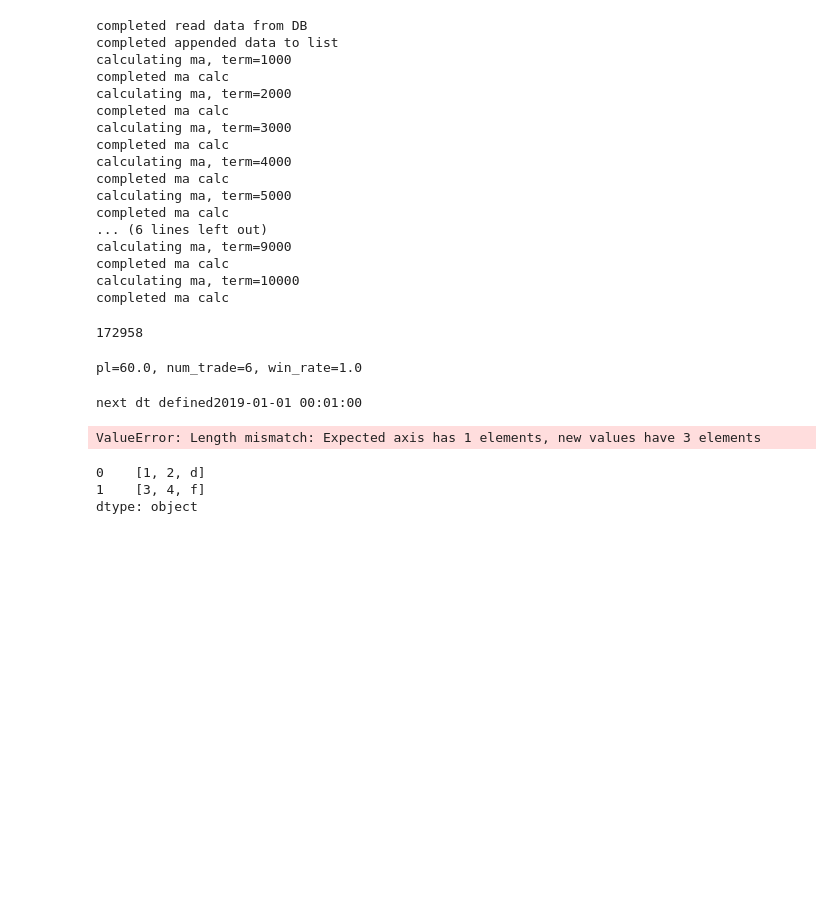
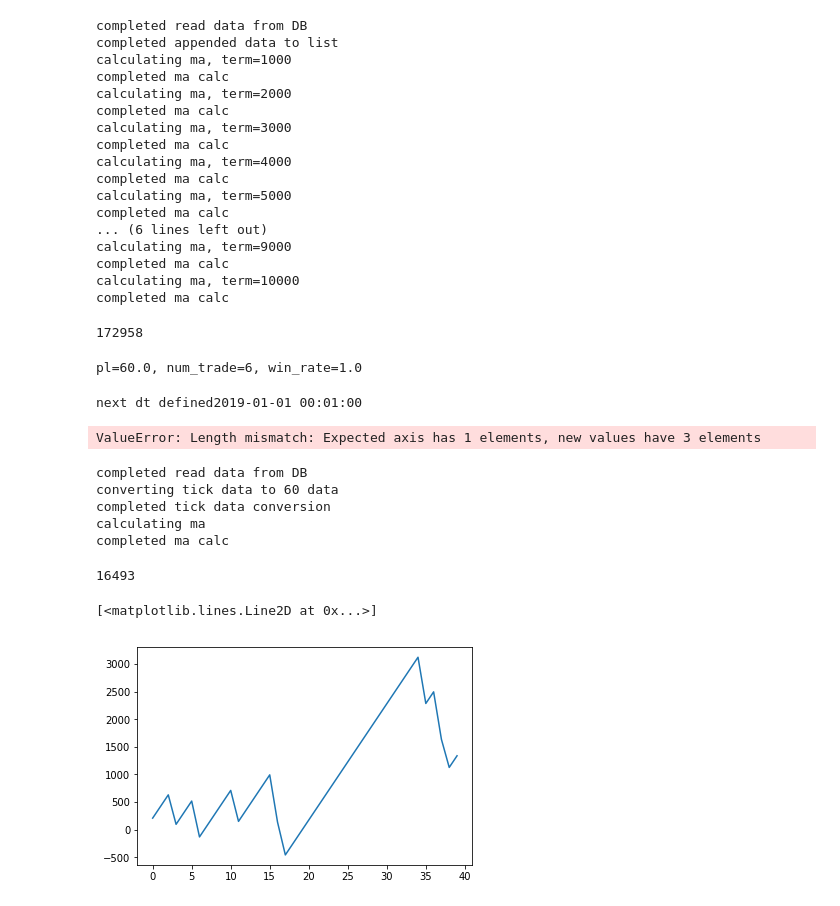
Before and after one commit to alunfes/BTCSim, a Jupyter notebook: Untitled.ipynb, the cells around one changed output. Saved outputs shown, nothing was run; the diff lists cells and outputs as text; code cells hidden in the pictures; blank space fills up the shorter version.

```diff
--- a/Untitled.ipynb
+++ b/Untitled.ipynb
@@ -301,9 +301,27 @@ df = pd.DataFrame(se)
 df.columns = ['open', 'hihg', 'dt']
 # %% [output]
 ValueError: Length mismatch: Expected axis has 1 elements, new values have 3 elements
-# %%
-se
-# %% [output]
-0    [1, 2, d]
-1    [3, 4, f]
-dtype: object
+# %%
+import MarketDataOneMinute
+MarketDataOneMinute.MarketDataOneMinute.initialize(2019,1,1,2019,1,30,60)
+# %% [output]
+completed read data from DB
+converting tick data to 60 data
+completed tick data conversion
+calculating ma
+completed ma calc
+# %%
+len(MarketDataOneMinute.MarketDataOneMinute.dt)
+# %% [output]
+16493
+# %%
+import SimpleSimOhlc
+%matplotlib inline
+import matplotlib.pyplot as plt
+sim = SimpleSimOhlc.SimpleSimOhlc()
+res = sim.sim_contrarian_kairi(5000,10000, '70',0.0028, 1912, 4607)
+plt.plot(res[3])
+# arams: {'kairi_term': 70, 'kairi_kijun': 28, 'pt': 1912, 'lc': 4607}
+# %% [output]
+[<matplotlib.lines.Line2D at 0x...>]
+[figure, added]
```
Also changed, not shown: parts of 3 cells of this notebook, 4 other files.
